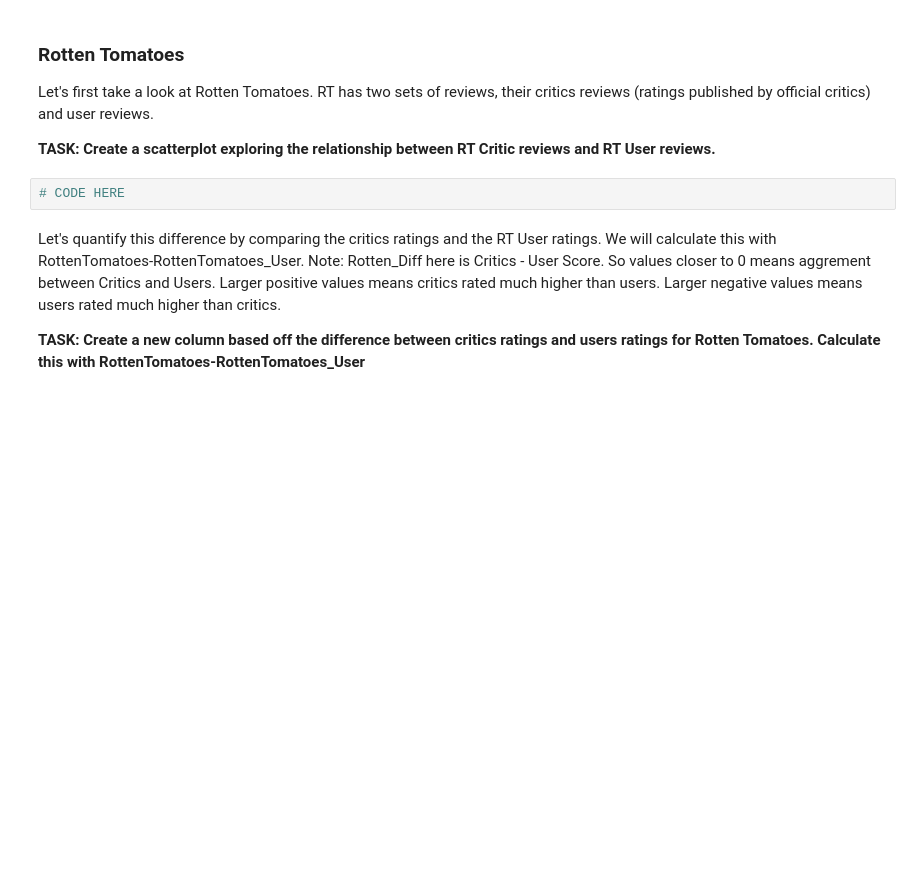
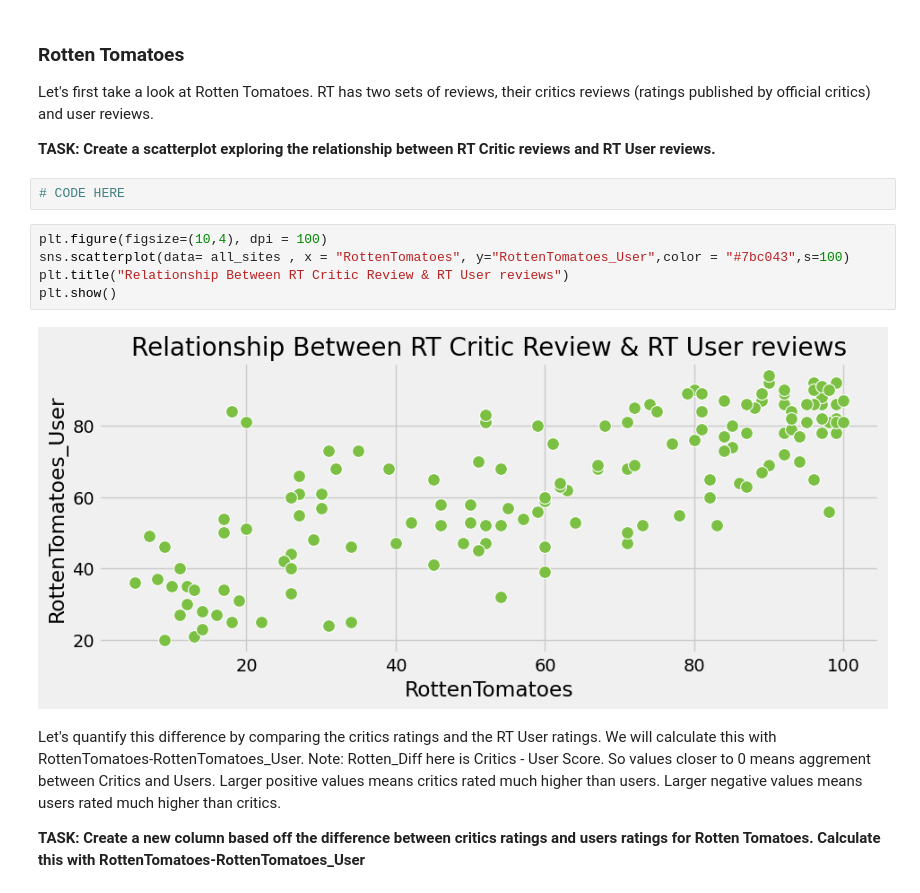
Before and after one commit to lajwithsingh/IMDB_MovieRating_DataAnalysis, a Jupyter notebook: imdb_movie_rating.ipynb, the cells around one changed output. Saved outputs shown, nothing was run; the diff lists cells and outputs as text; blank space fills up the shorter version.

```diff
--- a/imdb_movie_rating.ipynb
+++ b/imdb_movie_rating.ipynb
@@ -298,6 +350,13 @@ Let's first take a look at Rotten Tomatoes. RT has two sets of reviews, their cr
 **TASK: Create a scatterplot exploring the relationship between RT Critic reviews and RT User reviews.**
 # %%
 # CODE HERE
+# %%
+plt.figure(figsize=(10,4), dpi = 100)
+sns.scatterplot(data= all_sites , x = "RottenTomatoes", y="RottenTomatoes_User",color = "#7bc043",s=100)
+plt.title("Relationship Between RT Critic Review & RT User reviews")
+plt.show()
+# %% [output]
+[figure, added]
 # %% [markdown]
 Let's quantify this difference by comparing the critics ratings and the RT User ratings. We will calculate this with RottenTomatoes-RottenTomatoes_User. Note: Rotten_Diff here is Critics - User Score. So values closer to 0 means aggrement between Critics and Users. Larger positive values means critics rated much higher than users. Larger negative values means users rated much higher than critics.
 
```
Also changed, not shown: parts of 39 cells of this notebook.
